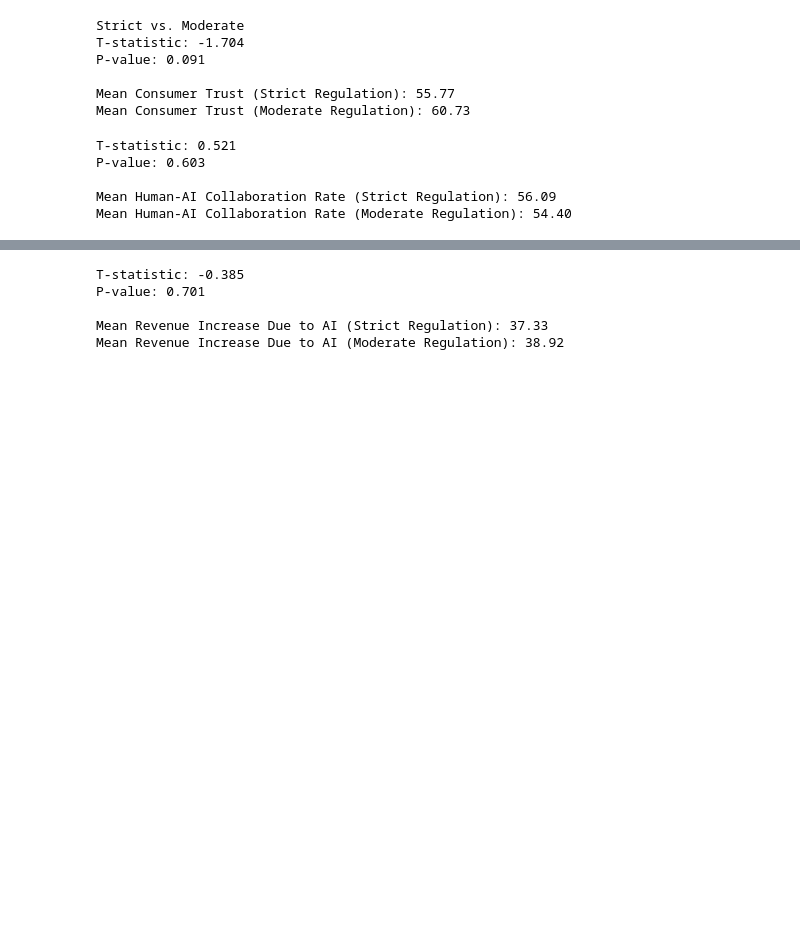
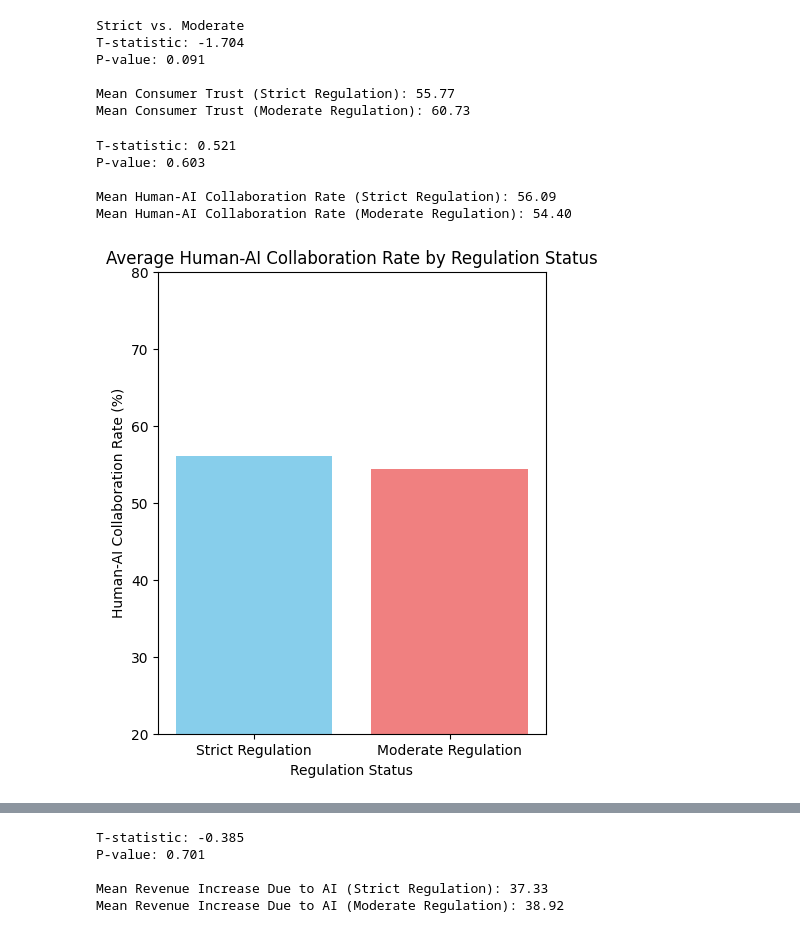
Before and after one commit to SamanthaGoldhammer/FTI_Project1, a Jupyter notebook: Welcome_To_Colab.ipynb, the cells around one changed output, grey strips where cells are left out. Drawn from its saved outputs; the diff is of its cells as text; code cells hidden in the pictures; blank space fills up the shorter version.

```diff
--- a/Welcome_To_Colab.ipynb
+++ b/Welcome_To_Colab.ipynb
@@ -293,3 +297,23 @@ P-value: 0.603
 
 Mean Human-AI Collaboration Rate (Strict Regulation): 56.09
 Mean Human-AI Collaboration Rate (Moderate Regulation): 54.40
+# %%
+import matplotlib.pyplot as plt
+
+strict_regulation_collaboration = df[df['regulation status'] == 'Strict']['human-ai collaboration rate (%)']
+moderate_regulation_collaboration = df[df['regulation status'] == 'Moderate']['human-ai collaboration rate (%)']
+mean_strict = strict_regulation_collaboration.mean()
+mean_moderate = moderate_regulation_collaboration.mean()
+
+regulation_labels = ['Strict Regulation', 'Moderate Regulation']
+collaboration_means = [mean_strict, mean_moderate]
+
+plt.figure(figsize=(5, 6))
+plt.bar(regulation_labels, collaboration_means, color=['skyblue', 'lightcoral'])
+plt.title('Average Human-AI Collaboration Rate by Regulation Status')
+plt.xlabel('Regulation Status')
+plt.ylabel('Human-AI Collaboration Rate (%)')
+plt.ylim(20, 80)
+plt.show()
+# %% [output]
+[figure, added]
```
Also changed, not shown: parts of 2 cells of this notebook.
